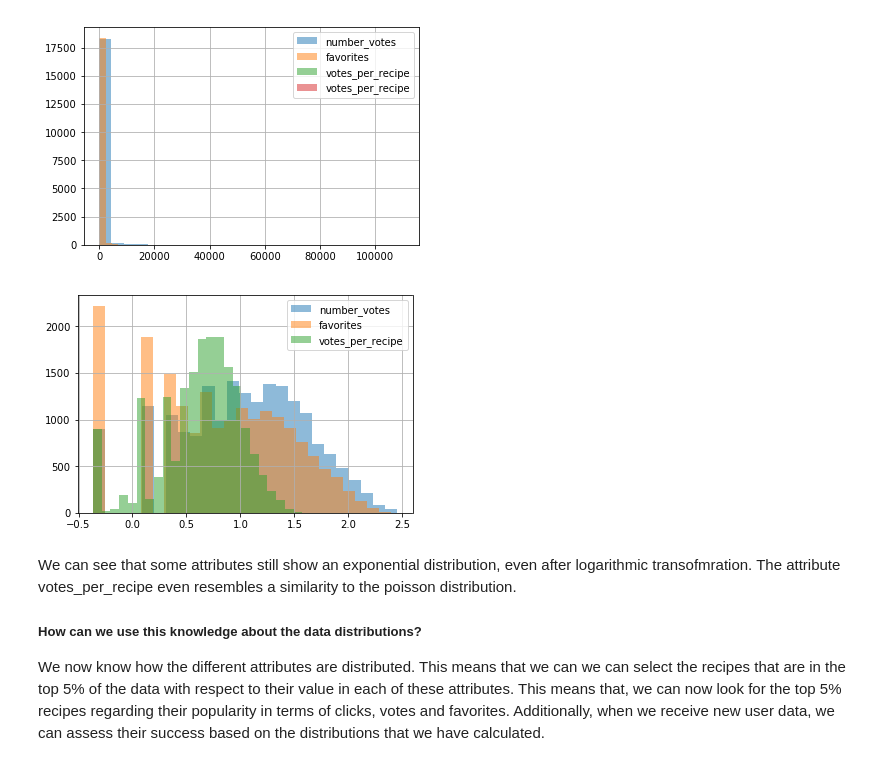
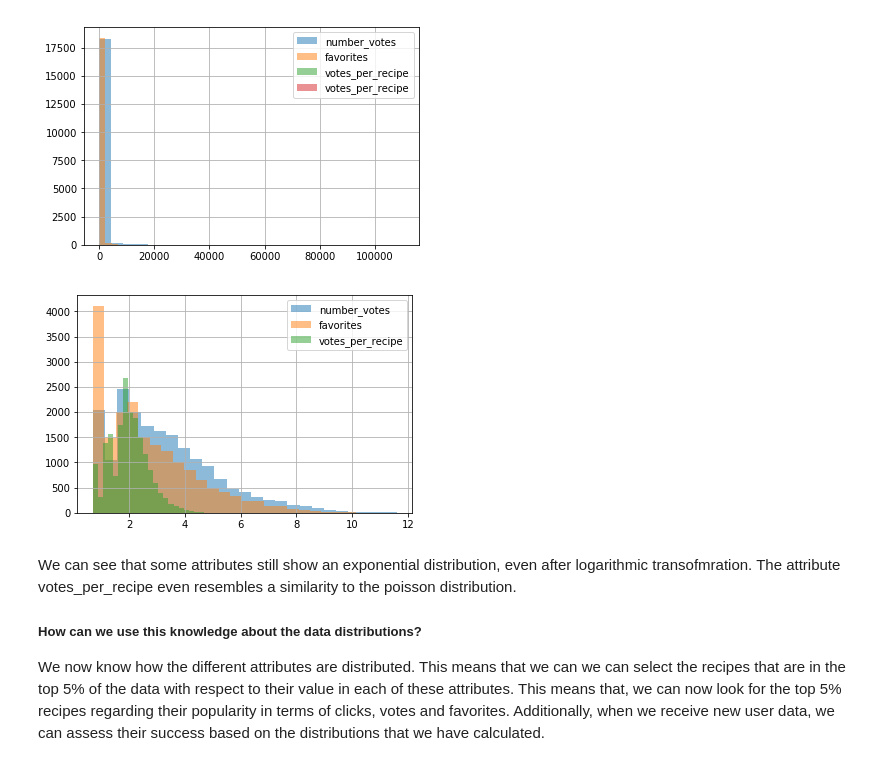
Before and after one commit to tbuz/RecipeScraper, a Jupyter notebook: Detailed_Analysis_Kochbar.ipynb, the cells around one changed output. Drawn from its saved outputs; the diff is of its cells as text; code cells hidden in the pictures.

```diff
--- a/Detailed_Analysis_Kochbar.ipynb
+++ b/Detailed_Analysis_Kochbar.ipynb
@@ -699,14 +681,14 @@ users_transformed['number_votes'] += 1
 users_transformed['favorites'] += 1
 users_transformed['votes_per_recipe'] += 1
 # %%
-users_transformed['number_votes'].apply(np.log).apply(np.log).hist(bins=25, alpha=0.5, label="number_votes")
-users_transformed['favorites'].apply(np.log).apply(np.log).hist(bins=25, alpha=0.5, label="favorites")
-users_transformed['votes_per_recipe'].apply(np.log).apply(np.log).hist(bins=25, alpha=0.5, label="votes_per_recipe")
-users_transformed['votes_per_recipe'].apply(np.log).apply(np.log).hist(bins=25, alpha=0.5, label="votes_per_recipe")
+users_transformed['number_votes'].apply(np.log).hist(bins=25, alpha=0.5, label="number_votes")
+users_transformed['favorites'].apply(np.log).hist(bins=25, alpha=0.5, label="favorites")
+users_transformed['votes_per_recipe'].apply(np.log).hist(bins=25, alpha=0.5, label="votes_per_recipe")
+#users_transformed['votes_per_recipe'].apply(np.log).hist(bins=25, alpha=0.5, label="votes_per_recipe")
 plt.legend()
 plt.show()
 # %% [output]
-[figure, old version]
+[figure, new version]
 # %% [markdown]
 We can see that some attributes still show an exponential distribution, even after logarithmic transofmration. The attribute votes_per_recipe even resembles a similarity to the poisson distribution.
 
```
Also changed, not shown: parts of 53 cells of this notebook, 2 other files.
